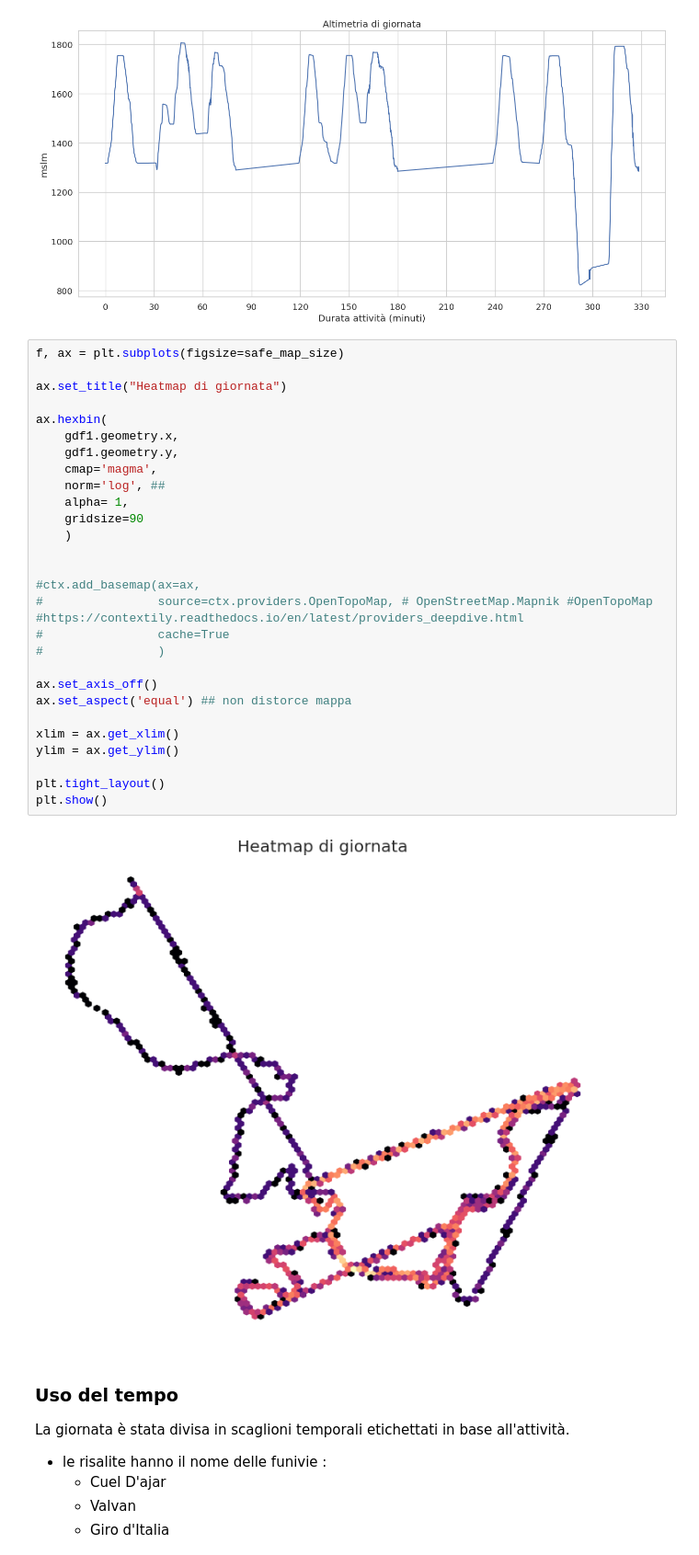
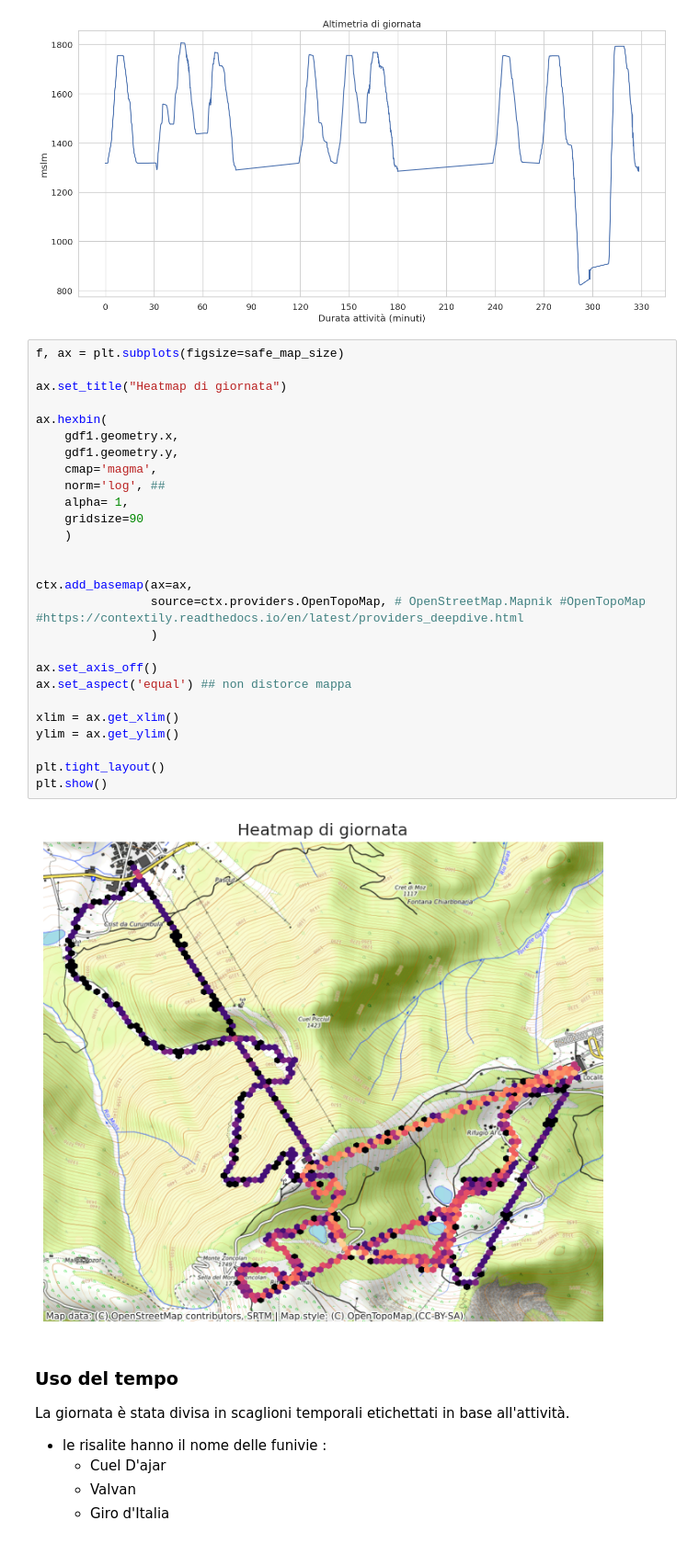
Before and after one commit to thomasmassarutto/DataSlopes, a Jupyter notebook: DataSlopes.ipynb, the cells around one changed output. Shown at 92% size. Saved outputs shown, nothing was run; the diff lists cells and outputs as text.

```diff
--- a/DataSlopes.ipynb
+++ b/DataSlopes.ipynb
@@ -459,33 +459,32 @@ plt.show()
 # %%
 f, ax = plt.subplots(figsize=safe_map_size)
 
 ax.set_title("Heatmap di giornata")
 
 ax.hexbin(
     gdf1.geometry.x,
     gdf1.geometry.y,
     cmap='magma',
     norm='log', ##
     alpha= 1,
     gridsize=90
     )
 
 
-#ctx.add_basemap(ax=ax,
-#                source=ctx.providers.OpenTopoMap, # OpenStreetMap.Mapnik #OpenTopoMap #https://contextily.readthedocs.io/en/latest/providers_deepdive.html
-#                cache=True
-#                )
+ctx.add_basemap(ax=ax,
+                source=ctx.providers.OpenTopoMap, # OpenStreetMap.Mapnik #OpenTopoMap #https://contextily.readthedocs.io/en/latest/providers_deepdive.html
+                )
 
 ax.set_axis_off()
 ax.set_aspect('equal') ## non distorce mappa
 
 xlim = ax.get_xlim()
 ylim = ax.get_ylim()
 
 plt.tight_layout()
 plt.show()
 # %% [output]
-[figure, old version]
+[figure, new version]
 # %% [markdown]
 ### Uso del tempo
 
```
Also changed, not shown: parts of 7 cells of this notebook, 2 other files.
